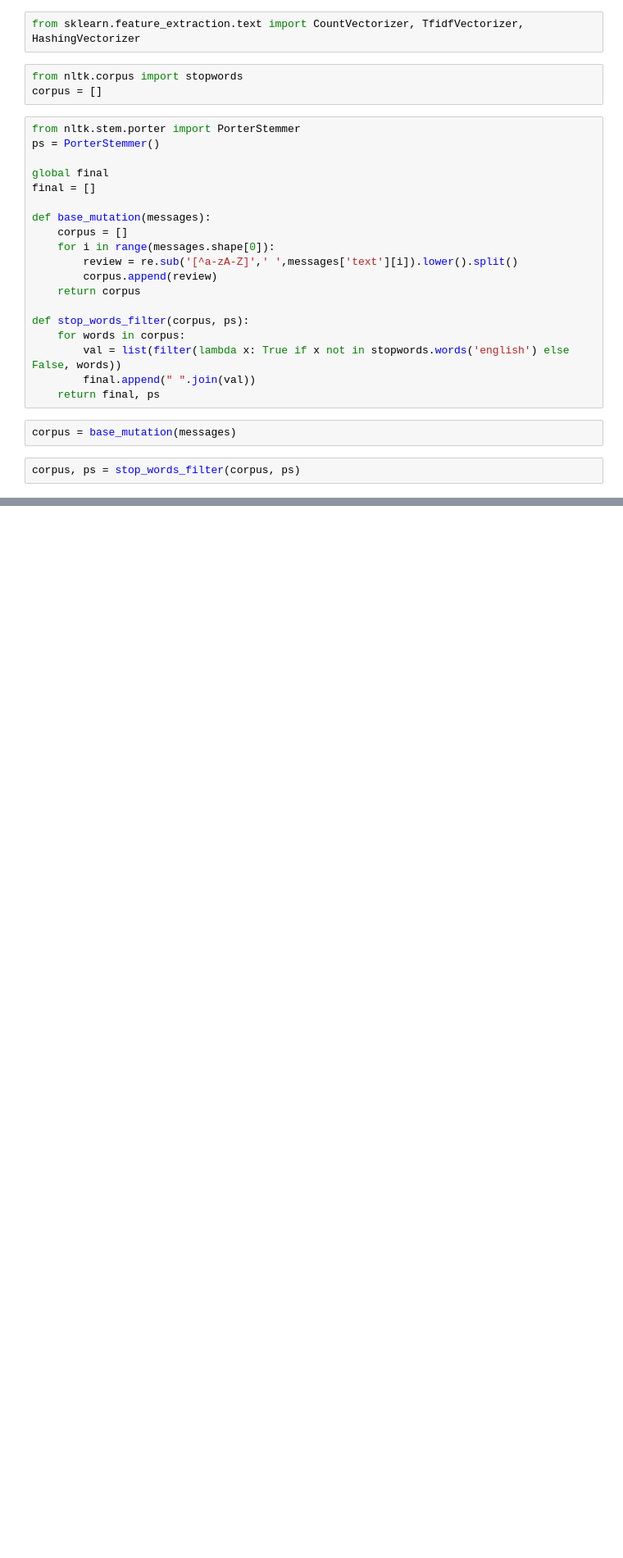
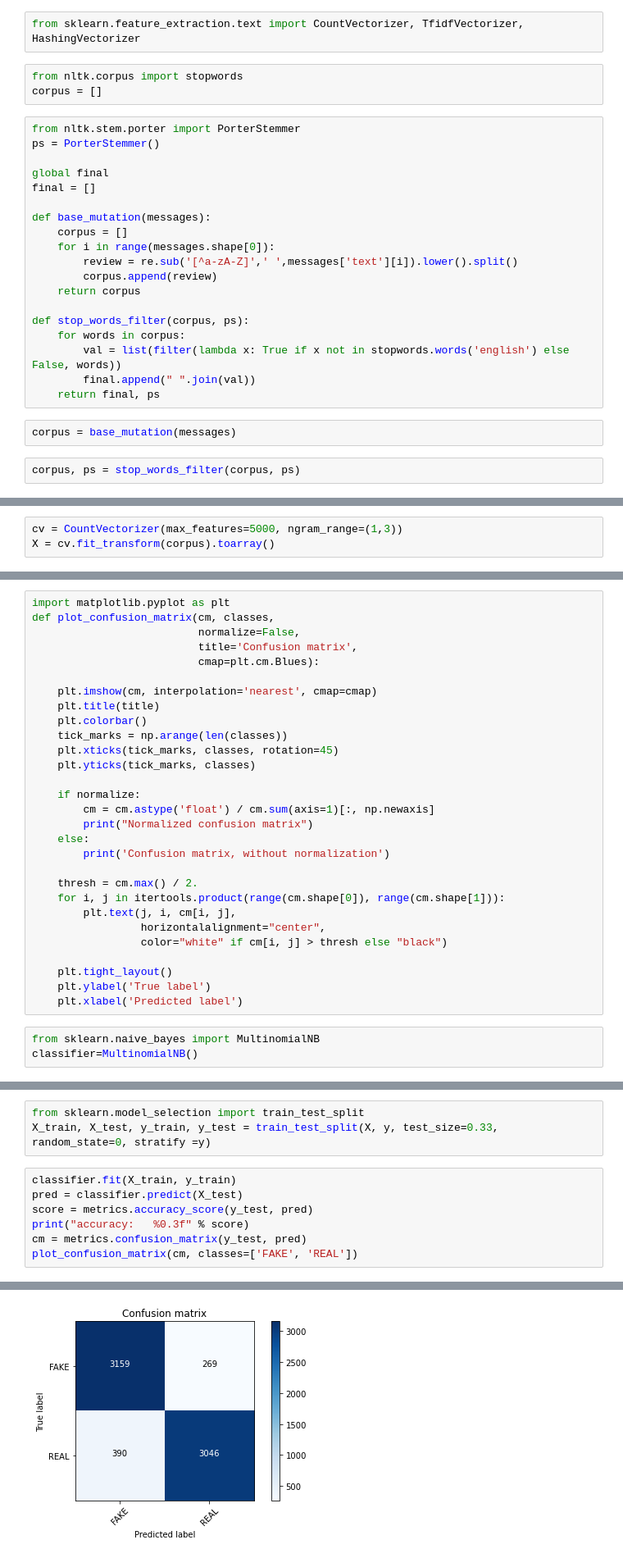
Before and after one commit to nyac-1/basics, a Jupyter notebook: fake-news/fake-news-1.ipynb, the cells around one changed output, grey strips where cells are left out. Shown at 82% size. Drawn from its saved outputs; the diff is of its cells as text; blank space fills up the shorter version.

Commit message:
fake-news-complete

```diff
--- a/fake-news/fake-news-1.ipynb
+++ b/fake-news/fake-news-1.ipynb
@@ -60,0 +43,3 @@ import pickle
+# %%
+cv = CountVectorizer(max_features=5000, ngram_range=(1,3))
+X = cv.fit_transform(corpus).toarray()
@@ -60,0 +66,32 @@ import pickle
+# %%
+import matplotlib.pyplot as plt
+def plot_confusion_matrix(cm, classes,
+                          normalize=False,
+                          title='Confusion matrix',
+                          cmap=plt.cm.Blues):
+
+    plt.imshow(cm, interpolation='nearest', cmap=cmap)
+    plt.title(title)
+    plt.colorbar()
+    tick_marks = np.arange(len(classes))
+    plt.xticks(tick_marks, classes, rotation=45)
+    plt.yticks(tick_marks, classes)
+
+    if normalize:
+        cm = cm.astype('float') / cm.sum(axis=1)[:, np.newaxis]
+        print("Normalized confusion matrix")
+    else:
+        print('Confusion matrix, without normalization')
+
+    thresh = cm.max() / 2.
+    for i, j in itertools.product(range(cm.shape[0]), range(cm.shape[1])):
+        plt.text(j, i, cm[i, j],
+                 horizontalalignment="center",
+                 color="white" if cm[i, j] > thresh else "black")
+
+    plt.tight_layout()
+    plt.ylabel('True label')
+    plt.xlabel('Predicted label')
+# %%
+from sklearn.naive_bayes import MultinomialNB
+classifier=MultinomialNB()
@@ -60,0 +102,11 @@ import pickle
+# %%
+from sklearn.model_selection import train_test_split
+X_train, X_test, y_train, y_test = train_test_split(X, y, test_size=0.33, random_state=0, stratify =y)
+# %%
+classifier.fit(X_train, y_train)
+pred = classifier.predict(X_test)
+score = metrics.accuracy_score(y_test, pred)
+print("accuracy:   %0.3f" % score)
+cm = metrics.confusion_matrix(y_test, pred)
+plot_confusion_matrix(cm, classes=['FAKE', 'REAL'])
+# %% [output]
@@ -60,0 +115 @@ import pickle
+[figure, added]
```
Also changed, not shown: parts of 10 cells of this notebook.
